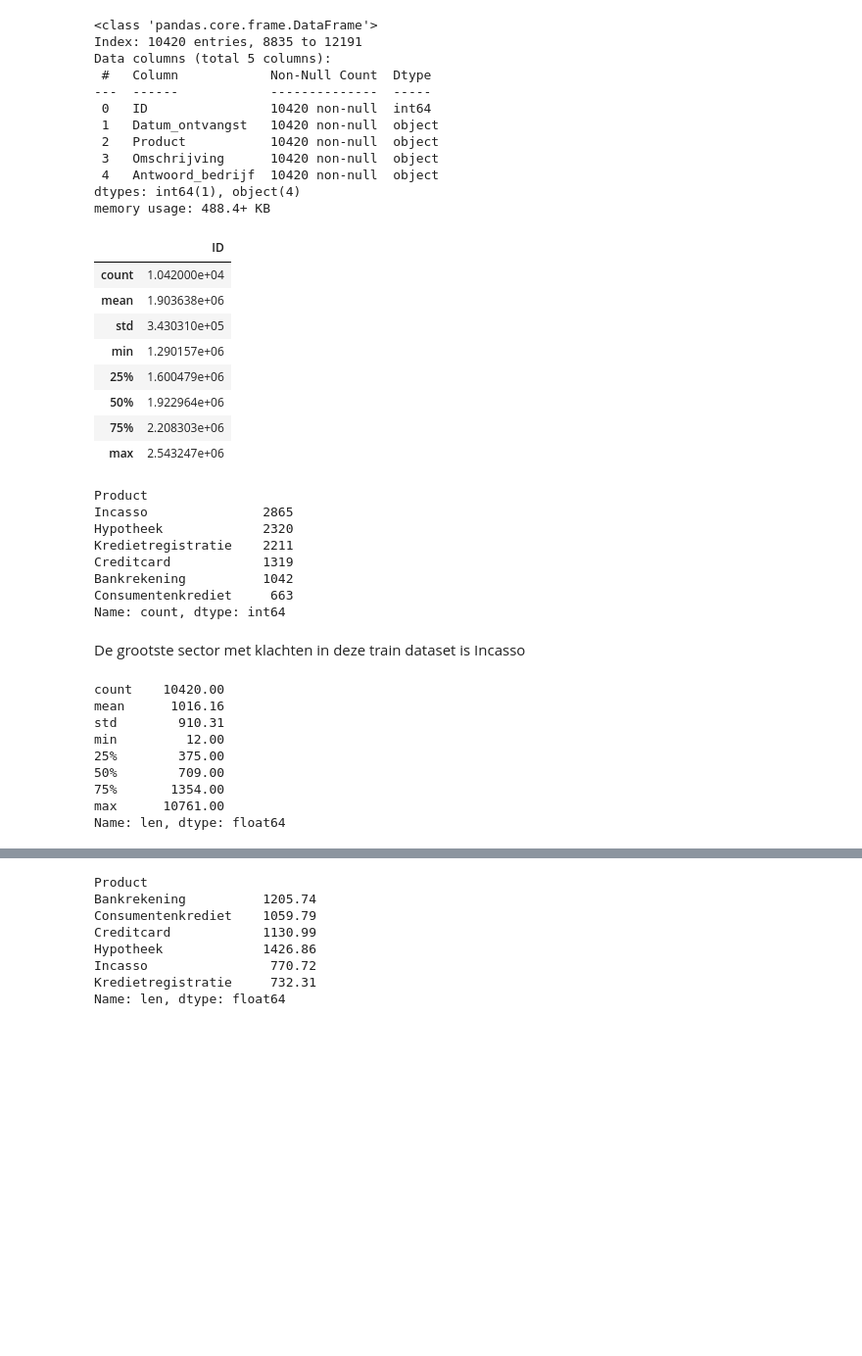
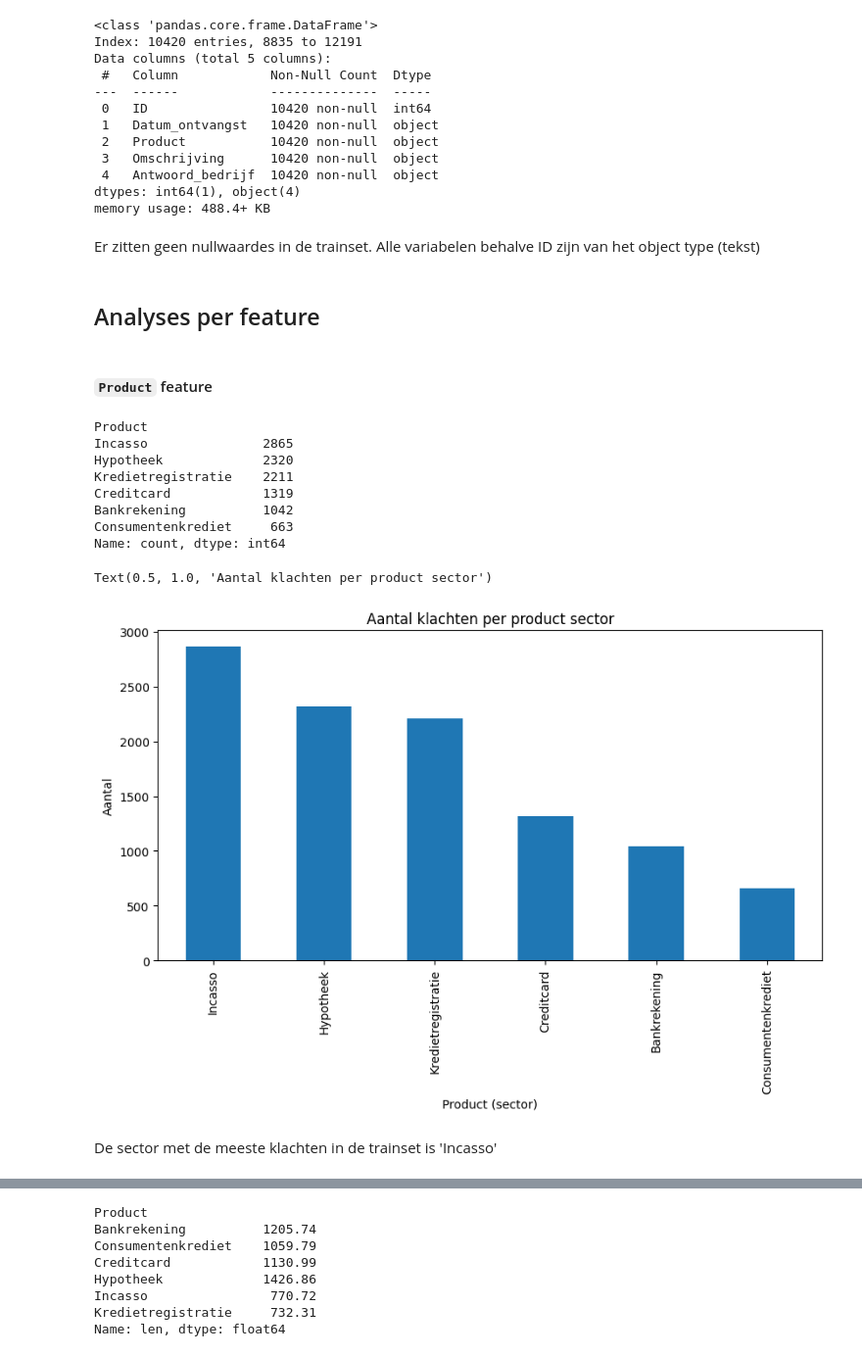
Before and after one commit to OdessaA/dataproject_1, a Jupyter notebook: EDA_klachten.ipynb, the cells around one changed output, grey strips where cells are left out. Shown: that part at 98% size. Drawn from its saved outputs; the diff is of its cells as text; code cells hidden in the pictures; blank space fills up the shorter version.

Commit message:
notebook geordend + klachten per maand grafiek gemaakt

```diff
--- a/EDA_klachten.ipynb
+++ b/EDA_klachten.ipynb
@@ -49,19 +60,12 @@ Data columns (total 5 columns):
  4   Antwoord_bedrijf  10420 non-null  object
 dtypes: int64(1), object(4)
 memory usage: 488.4+ KB
-# %%
-# Statistische samenvatting van de numerieke kolommen in de trainingsset
-train_df.describe()
-# %% [output]
-|  | ID |
-| count | 1.042000e+04 |
-| mean | 1.903638e+06 |
-| std | 3.430310e+05 |
-| min | 1.290157e+06 |
-| 25% | 1.600479e+06 |
-| 50% | 1.922964e+06 |
-| 75% | 2.208303e+06 |
-| max | 2.543247e+06 |
+# %% [markdown]
+Er zitten geen nullwaardes in de trainset. Alle variabelen behalve ID zijn van het object type (tekst)
+# %% [markdown]
+## Analyses per feature
+# %% [markdown]
+#### `Product` feature
 # %%
 # Verdeling van de Product-sectoren in de trainingsset
 train_df['Product'].value_counts()
@@ -74,20 +78,16 @@ Creditcard            1319
 Bankrekening          1042
 Consumentenkrediet     663
 Name: count, dtype: int64
+# %%
+counts_product = train_df['Product'].value_counts() # tellen hoeveel klachten per product sector
+
+# plotten barchart
+ax = counts_product.plot(kind='bar', figsize=(10,5))
+ax.set_xlabel("Product (sector)")
+ax.set_ylabel("Aantal")
+ax.set_title("Aantal klachten per product sector")
+# %% [output]
+Text(0.5, 1.0, 'Aantal klachten per product sector')
+[figure, added]
 # %% [markdown]
-De grootste sector met klachten in deze train dataset is Incasso
+De sector met de meeste klachten in de trainset is 'Incasso'
-# %%
-# Statistische informatie over de lengte van de klachtenbeschrijvingen
-exploratie_df = train_df.copy()
-exploratie_df['len'] = exploratie_df['Omschrijving'].str.len()
-exploratie_df['len'].describe().round(2)
-# %% [output]
-count    10420.00
-mean      1016.16
-std        910.31
-min         12.00
-25%        375.00
-50%        709.00
-75%       1354.00
-max      10761.00
-Name: len, dtype: float64
```
Also changed, not shown: parts of 21 cells of this notebook.
